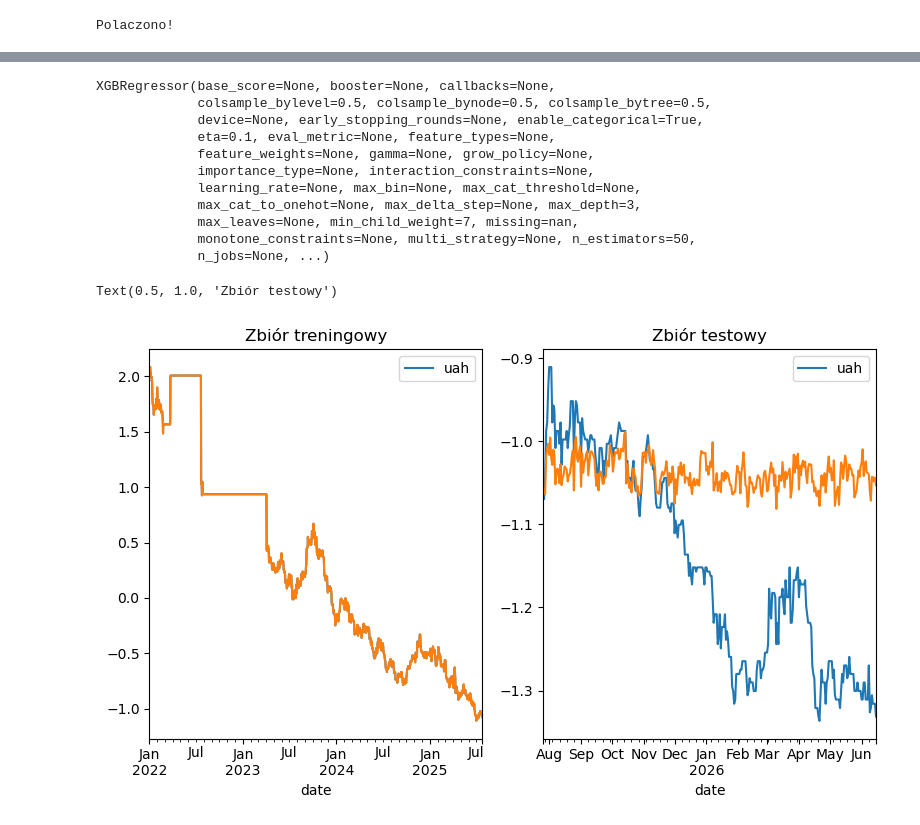
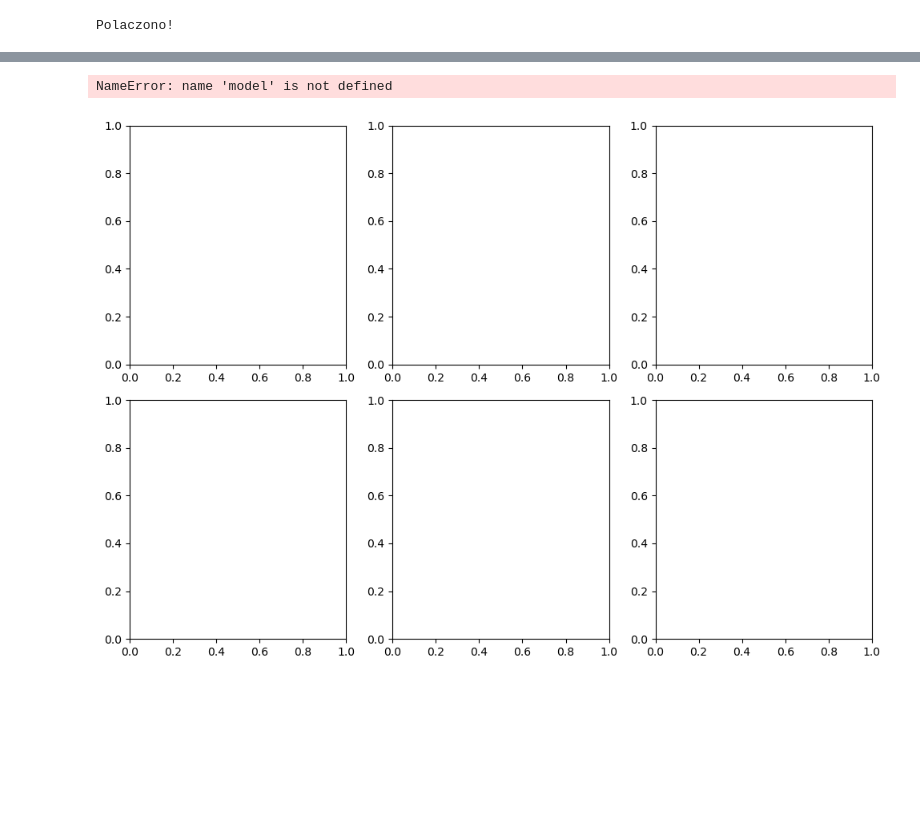
Before and after one commit to dradamm8/ExchangeRatesAnalysis, a Jupyter notebook: notebooks/projekt.ipynb, the cells around one changed output, grey strips where cells are left out. Cells and saved outputs as stored; diff of their text form; code cells hidden in the pictures; blank space fills up the shorter version.

```diff
--- a/notebooks/projekt.ipynb
+++ b/notebooks/projekt.ipynb
@@ -1032,7 +1018,0 @@ df = df_dict['czk']
-# %%
-X = df.iloc[:, 1:]
-y = df.iloc[:,[0]]
-
-X_train, X_test, y_train, y_test = ts_train_test_split(X, y, 0.2)
-# %%
-model.fit(X_train, y_train)
@@ -1099,7 +1018,0 @@ UnboundLocalError: cannot access local variable 'y_predicted_for_date' where it
-# %%
-df = df_dict['uah']
-
-X = df.iloc[:,1:]
-y = df.iloc[:,[0]]
-
-X_train, X_test, y_train, y_test = ts_train_test_split(X, y, 0.2)
@@ -1118,32 +1019,19 @@ model2 = xgb.XGBRegressor(enable_categorical = True, reg_lambda = 15, eta = 0.1,
-# %%
-model2.fit(X_train, y_train)
-# %% [output]
-XGBRegressor(base_score=None, booster=None, callbacks=None,
-             colsample_bylevel=0.5, colsample_bynode=0.5, colsample_bytree=0.5,
-             device=None, early_stopping_rounds=None, enable_categorical=True,
-             eta=0.1, eval_metric=None, feature_types=None,
-             feature_weights=None, gamma=None, grow_policy=None,
-             importance_type=None, interaction_constraints=None,
-             learning_rate=None, max_bin=None, max_cat_threshold=None,
-             max_cat_to_onehot=None, max_delta_step=None, max_depth=3,
-             max_leaves=None, min_child_weight=7, missing=nan,
-             monotone_constraints=None, multi_strategy=None, n_estimators=50,
-             n_jobs=None, ...)
 # %%
 fig, axs = plt.subplots(2, 3, figsize = (10,7), tight_layout = True)
 
 y_pred_train = pd.Series(model.predict(X_train), index = y_train.index)
 
 y_train.plot(ax = axs[0])
 y_pred_train.plot(ax = axs[0])
 
 y_pred_test = pd.Series(model.predict(X_test), index = y_test.index)
 
 y_test.plot(ax = axs[1])
 y_pred_test.plot(ax = axs[1])
 
 axs[0].set_title("Zbiór treningowy")
 axs[1].set_title("Zbiór testowy")
+fig.suptitle("Model XGBoost")
 # %% [output]
-Text(0.5, 1.0, 'Zbiór testowy')
+NameError: name 'model' is not defined
-[figure, old version]
+[figure, new version]
```
Also changed, not shown: parts of 55 cells of this notebook.
